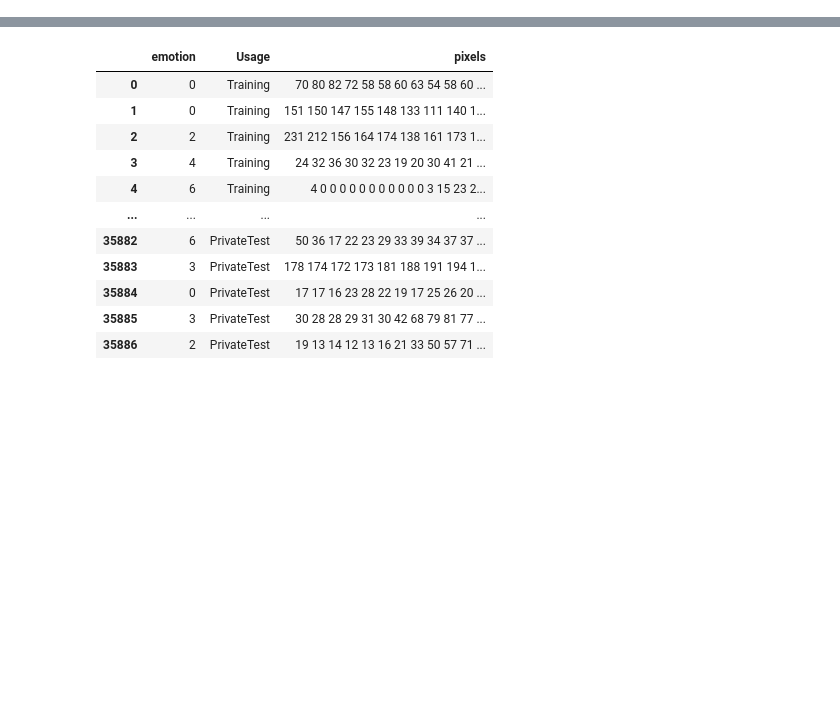
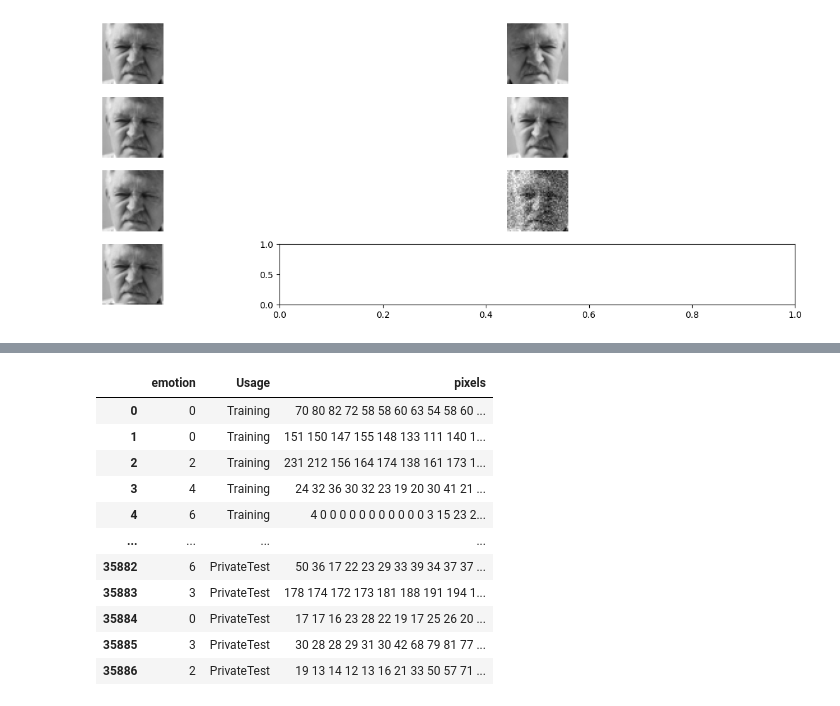
Before and after one commit to Andrewnolan13/AdvancedAI, a Jupyter notebook: CA2/notebooks/03 collabNotebook.ipynb, the cells around one changed output, grey strips where cells are left out. Saved outputs shown, nothing was run; the diff lists cells and outputs as text; code cells hidden in the pictures; blank space fills up the shorter version.

```diff
--- a/CA2/notebooks/03 collabNotebook.ipynb
+++ b/CA2/notebooks/03 collabNotebook.ipynb
@@ -76,0 +132,79 @@ df_test.to_pickle('../data/02 Processed/testData.pkl')
+# %%
+def horizontal_flip(image):
+    return np.fliplr(image)
+def random_rotation(image):
+    angle = np.random.randint(0, 360)
+    return np.rot90(image, k=angle//90)
+def random_brightness(image):
+    factor = np.random.uniform(0.5, 1.5)
+    return np.clip(image * factor, 0, 255).astype(np.uint8)
+def random_contrast(image):
+    factor = np.random.uniform(0.5, 1.5)
+    mean = np.mean(image)
+    return np.clip((image - mean) * factor + mean, 0, 255).astype(np.uint8)
+def random_noise(image):
+    noise = np.random.normal(0, 25, image.shape)
+    return np.clip(image + noise, 0, 255).astype(np.uint8)
+def random_translation(image):
+    tx = np.random.randint(-5, 6)
+    ty = np.random.randint(-5, 6)
+    return np.roll(np.roll(image, tx, axis=1), ty, axis=0)
+
+
+# plt.imshow(horizontal_flip(testImage), cmap="gray")
+# plt.imshow(random_rotation(testImage), cmap="gray")
+# plt.imshow(random_brightness(testImage), cmap="gray")
+# plt.imshow(random_contrast(testImage), cmap="gray")
+# plt.imshow(random_noise(testImage), cmap="gray")
+# plt.imshow(random_translation(testImage), cmap="gray")
+# plt.imshow(random_zoom(testImage), cmap="gray")
+
+plots = [
+    testImage,
+    horizontal_flip(testImage),
+    random_rotation(testImage),
+    random_brightness(testImage),
+    random_contrast(testImage),
+    random_noise(testImage),
+    random_translation(testImage),
+]
+fig, axes = plt.subplots(4, 2, figsize=(15, 5))
+
+for ax, img in zip(axes.flatten(), plots):
+    ax.imshow(img, cmap="gray")
+    ax.axis("off")
+plt.tight_layout()
+plt.show()
+
+
+def augment_image(image:np.ndarray)-> np.ndarray:
+    '''
+    one 48x48 image is passed
+    returns 10 augmented images
+
+    shape of return will be (10, 48, 48). Goal is then to have overall shape as (len(df),10, 48, 48)
+    Then it can be exploded and then flattend down to the string again
+    '''
+    augmented_images = []
+
+    augmented_images.append(image)
+    operations = [
+        horizontal_flip,
+        random_rotation,
+        random_brightness,
+        random_contrast,
+        random_noise,
+        random_translation,
+    ]
+    for operation in operations:
+        augmented_images.append(operation(image))
+
+    # Randomly select 3 images from the augmented images
+    selection = np.random.choice(list(range(7)), 3, replace=False)
+    for idx in selection:
+        # randomly select a function from the list
+        fn = np.random.choice(operations)
+        augmented_images.append(fn(augmented_images[idx]))
+    return np.array(augmented_images)
+# %% [output]
+[figure, added]
```
Also changed, not shown: parts of 18 cells of this notebook.
